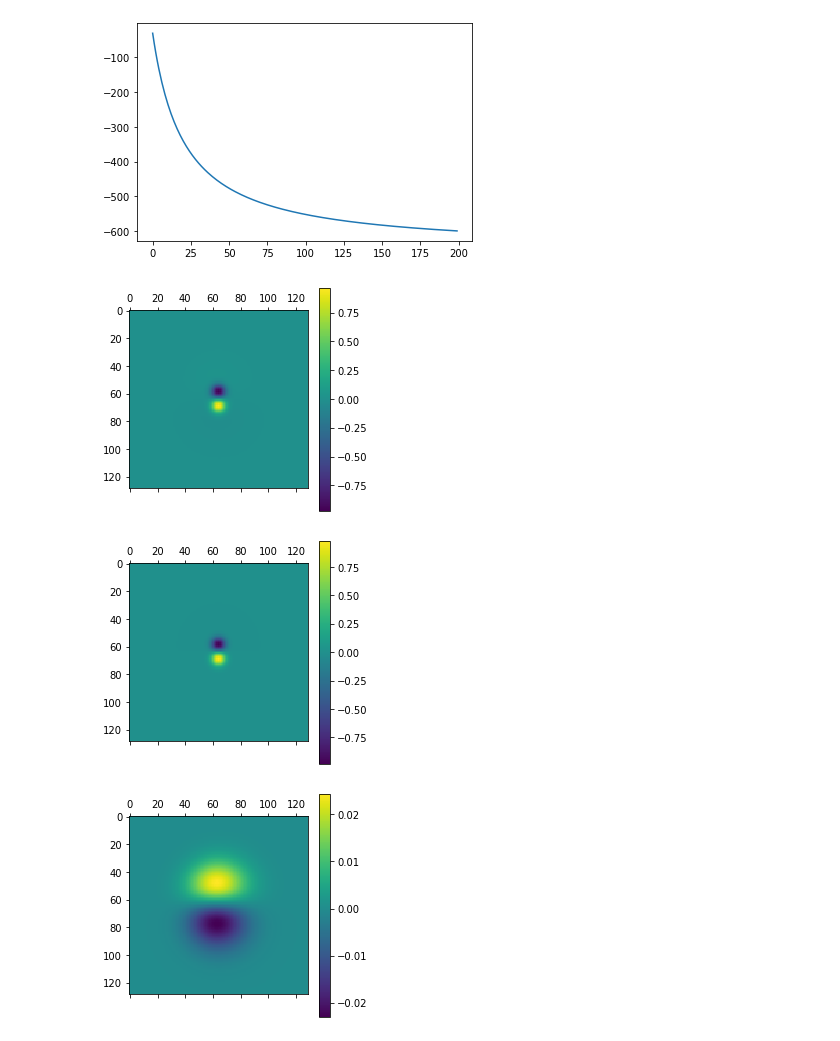
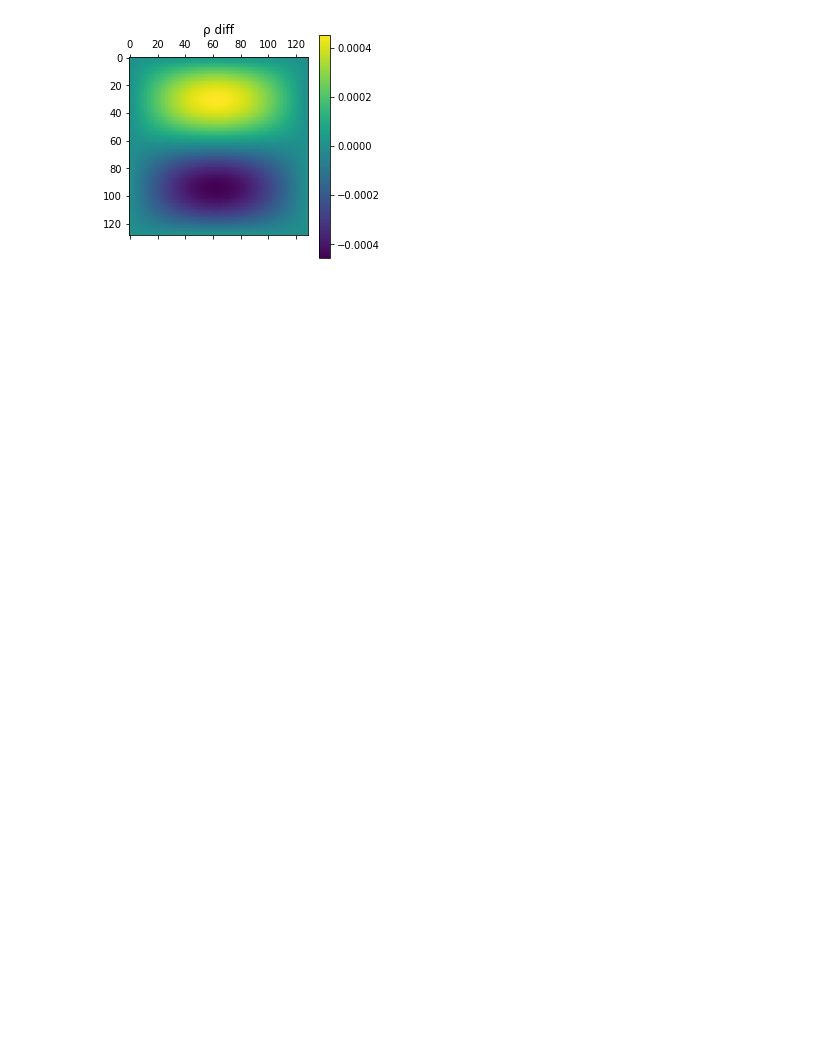
Before and after one commit to matix0508/MOFiT, a Jupyter notebook: lab04/sheet.ipynb, the cells around one changed output. Saved outputs shown, nothing was run; the diff lists cells and outputs as text; code cells hidden in the pictures; blank space fills up the shorter version.

```diff
--- a/lab04/sheet.ipynb
+++ b/lab04/sheet.ipynb
@@ -65,9 +98,6 @@ class Grid:
 # %%
-g = Grid(N)
+g = Grid(N, 2000)
 g.run()
-g.plot()
+g.plot(["rho_diff"])
 # %% [output]
-[figure, old version]
+[figure, new version]
-[figure, removed]
-[figure, removed]
-[figure, removed]
```
Also changed, not shown: parts of 10 cells of this notebook, 2 other files.
